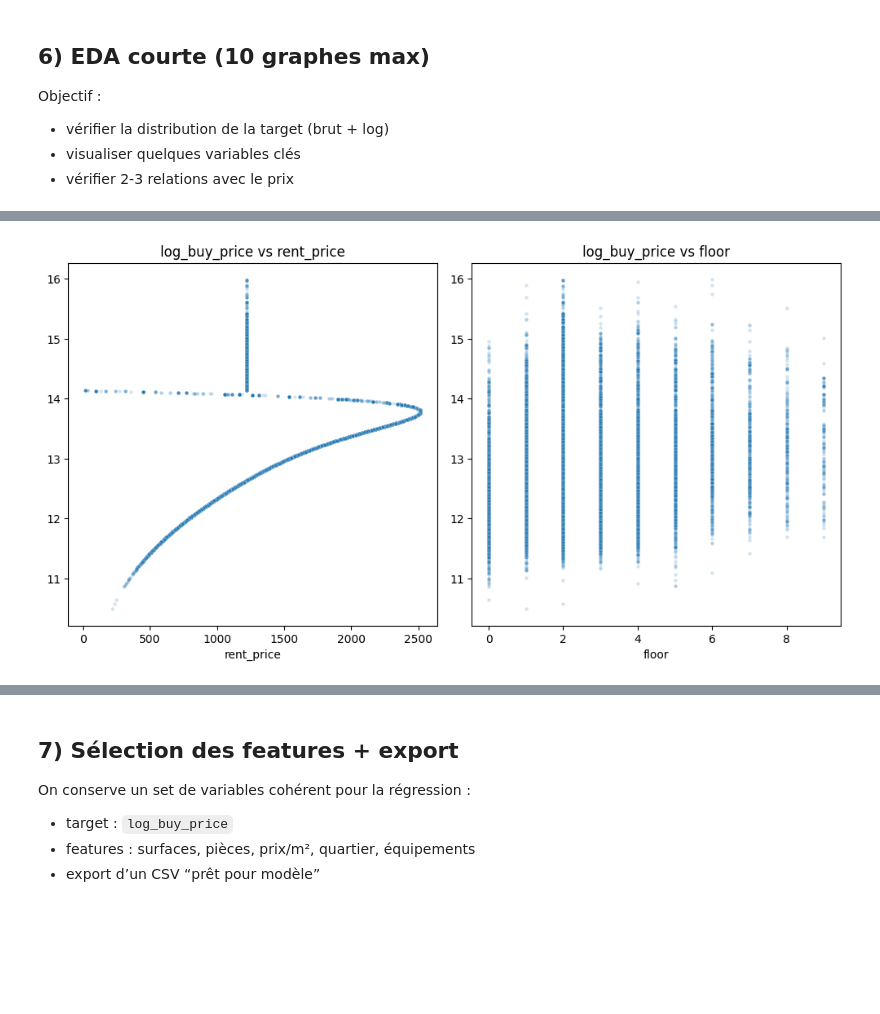
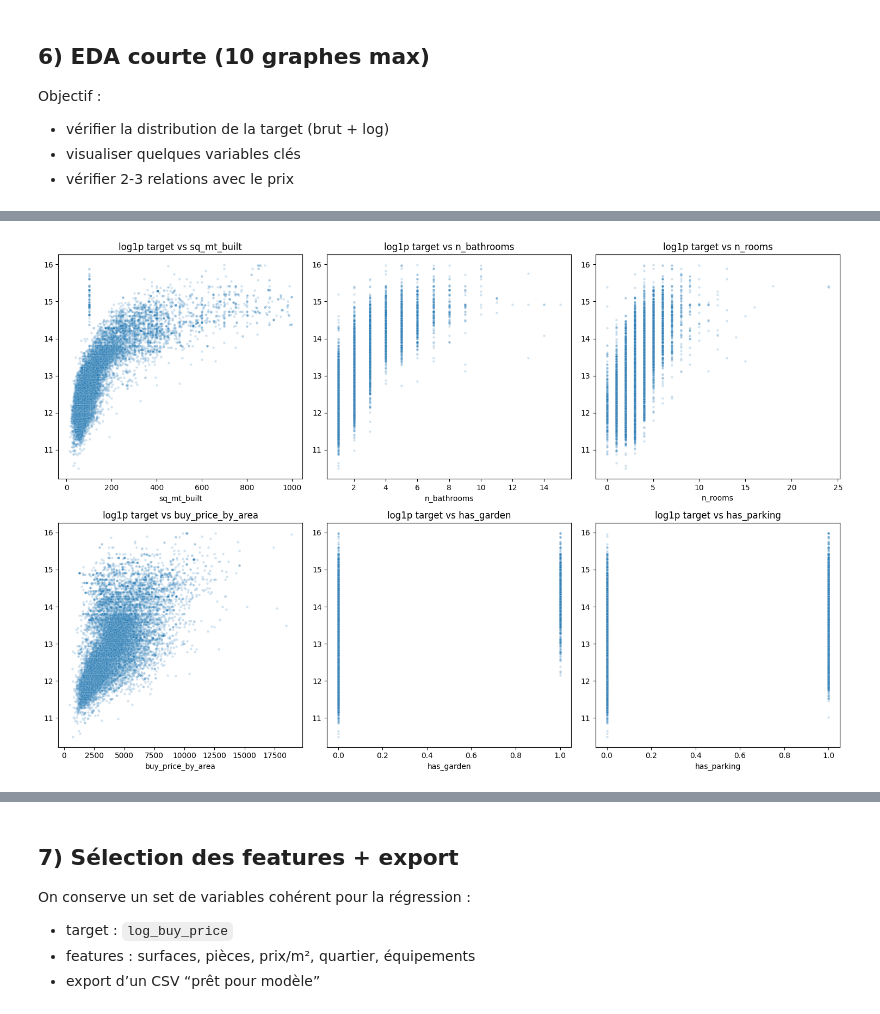
Before and after one commit to bruno-coulet/apartment-hunter, a Jupyter notebook: 2_analysis.ipynb, the cells around one changed output, grey strips where cells are left out. Drawn from its saved outputs; the diff is of its cells as text; code cells hidden in the pictures; blank space fills up the shorter version.

```diff
--- a/2_analysis.ipynb
+++ b/2_analysis.ipynb
@@ -301,10 +270,10 @@ def clean_data(X, y_train_stats=None):
 # %%
 # Appliquer le cleaning à X_train et récupérer les stats
-X_train, stats = clean_data(X_train, y_train_stats=None)
+X_train, stats = clean_data(X_train, config=cleaning_config, stats=None)
 print("Shape X_train après cleaning:", X_train.shape)
 
 # Appliquer le même cleaning à X_test avec les stats de X_train
-X_test, _ = clean_data(X_test, y_train_stats=stats)
+X_test, _ = clean_data(X_test, config=cleaning_config, stats=stats)
 print("Shape X_test après cleaning:", X_test.shape)
 
 # Vérifier que les deux ont les mêmes colonnes
@@ -365,27 +334,8 @@ Objectif :
 - visualiser quelques variables clés
 - vérifier 2-3 relations avec le prix
 # %%
-# Colonnes numériques de X_train
-num_cols = X_train.select_dtypes(include=["int64", "float64"]).columns
-
-# Concaténer X_train et y_train pour la corrélation
-df_corr = X_train[num_cols].copy()
-df_corr["target"] = y_train
-
-# Corrélation avec la target
-corr_target = (
-    df_corr.corr(numeric_only=True)["target"]
-    .drop("target")
-)
-
-# Top 6 variables les plus corrélées (valeur absolue)
-top_cols = (
-    corr_target.abs()
-    .sort_values(ascending=False)
-    .head(6)
-    .index
-    .tolist()
-)
+# Top corrélations avec la target
+corr_target, top_cols = top_correlated_features(X_train, y_train, n=6)
 
 print("Top 6 variables (corr abs) avec y_train :", top_cols)
 # %% [output]
@@ -411,19 +347,5 @@ plt.show()
 # %%
-# Créer log_buy_price à partir de y_train
-log_buy_price = np.log1p(y_train.values)
-
-# Colonnes numériques (convertir en numérique si nécessaire)
-num_cols = X_train.select_dtypes(include=[np.number]).columns.tolist()
-
-# 2) Scatter top 6 vs target
-plt.figure(figsize=(15, 10))
-for i, col in enumerate(top_cols[:6], 1):
-    plt.subplot(2, 3, i)
-    # Filtrer les valeurs non-nulles pour éviter les erreurs
-    mask = X_train[col].notna()
-    sns.scatterplot(x=X_train.loc[mask, col], y=log_buy_price[mask], s=10, alpha=0.2)
-    plt.title(f"log_buy_price vs {col}")
-plt.tight_layout()
-plt.show()
+# Scatter top 6 vs target (log1p)
+plot_scatter_vs_target(X_train, y_train, cols=top_cols[:6], transform_y="log1p")
 # %% [output]
-[figure, old version]
+[figure, new version]
```
Also changed, not shown: parts of 12 cells of this notebook, 4 other files.
